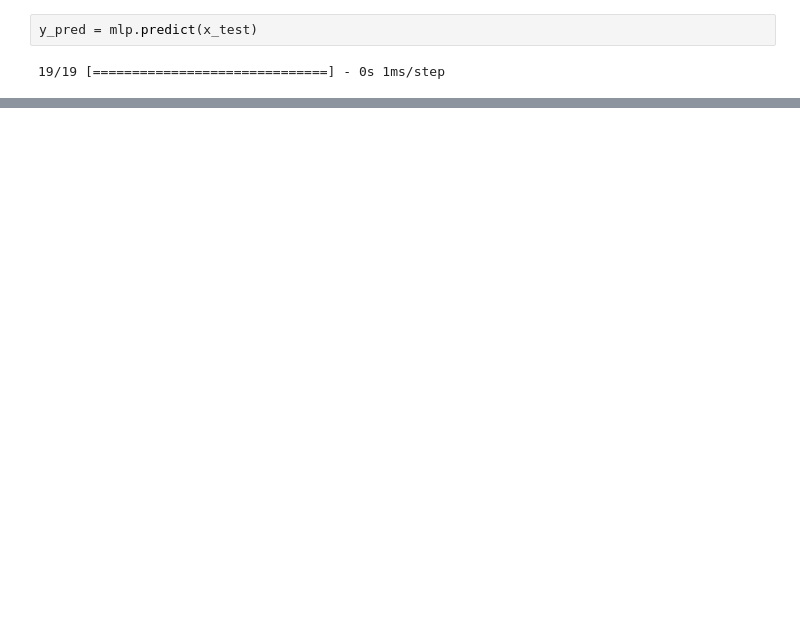
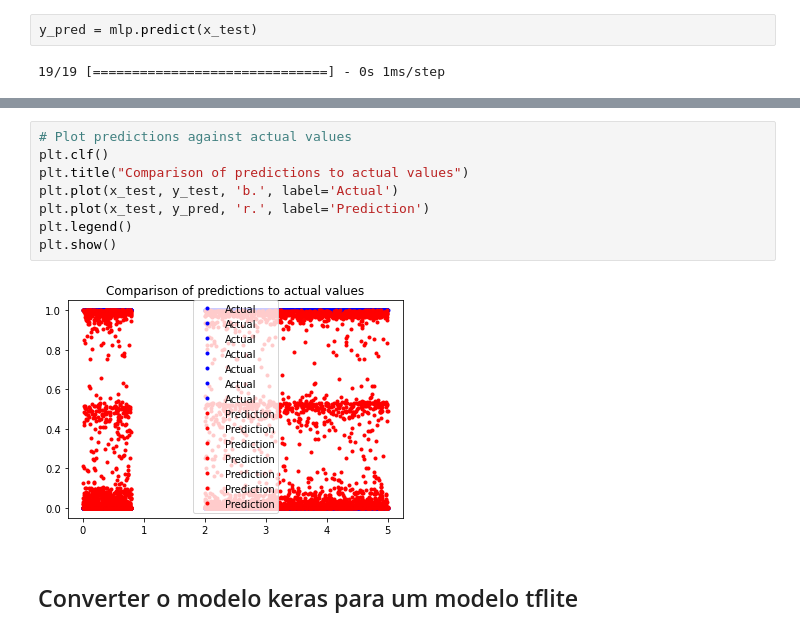
Before and after one commit to aryelmedeiros/digital_sistems, a Jupyter notebook: redes_neurais_embarcadas/Sistemas_Digitais_Trabalho_final.ipynb, the cells around one changed output, grey strips where cells are left out. Drawn from its saved outputs; the diff is of its cells as text; blank space fills up the shorter version.

```diff
--- a/redes_neurais_embarcadas/Sistemas_Digitais_Trabalho_final.ipynb
+++ b/redes_neurais_embarcadas/Sistemas_Digitais_Trabalho_final.ipynb
@@ -170,3 +170,15 @@ print(x_test)
 2636  3.227674  2.509280  0.452517  0.679742  3.565962  3.065765  0.498954
 
 [600 rows x 7 columns]
+# %%
+# Plot predictions against actual values
+plt.clf()
+plt.title("Comparison of predictions to actual values")
+plt.plot(x_test, y_test, 'b.', label='Actual')
+plt.plot(x_test, y_pred, 'r.', label='Prediction')
+plt.legend()
+plt.show()
+# %% [output]
+[figure, added]
+# %% [markdown]
+## Converter o modelo keras para um modelo tflite
```
Also changed, not shown: parts of 9 cells of this notebook.
